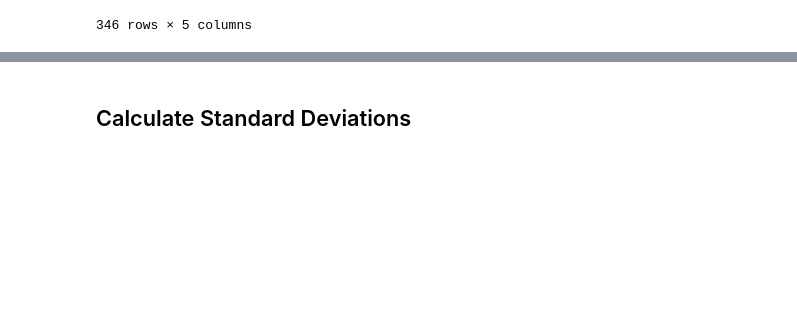
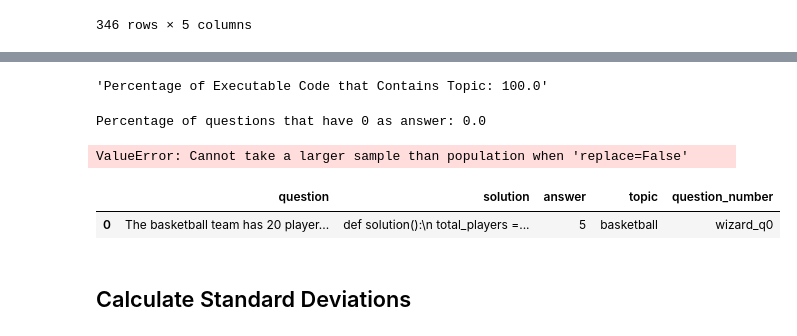
Before and after one commit to bryanchrist/llama2-70b, a Jupyter notebook: Parse_Model_Questions.ipynb, the cells around one changed output, grey strips where cells are left out. Saved outputs shown, nothing was run; the diff lists cells and outputs as text; code cells hidden in the pictures; blank space fills up the shorter version.

```diff
--- a/Parse_Model_Questions.ipynb
+++ b/Parse_Model_Questions.ipynb
@@ -634,3 +754,26 @@ df4
+# %%
+result2 = check_topic(df5)
+result2
+# %% [output]
+'Percentage of Executable Code that Contains Topic: 100.0'
+# %%
+print(f"Percentage of questions that have 0 as answer: {(len(df5[df5['answer']==0])/len(df5))*100}")
+# %% [output]
+Percentage of questions that have 0 as answer: 0.0
+# %%
+df5 = df5.drop_duplicates(subset='question')
+question_numbers = []
+for i in range(0, len(df5)):
+    question_numbers.append(f"wizard_q{i}")
+df5['question_number'] = question_numbers
+df5_an = df5.sample(n=250, random_state = 42)
+# %% [output]
+ValueError: Cannot take a larger sample than population when 'replace=False'
+# %%
+df5
+# %% [output]
+|  | question | solution | answer | topic | question_number |
+| 0 | The basketball team has 20 player... | def solution():\n total_players =... | 5 | basketball | wizard_q0 |
 # %% [markdown]
 ## Calculate Standard Deviations
 # %%
```
Also changed, not shown: parts of 7 cells of this notebook, 3 other files.
